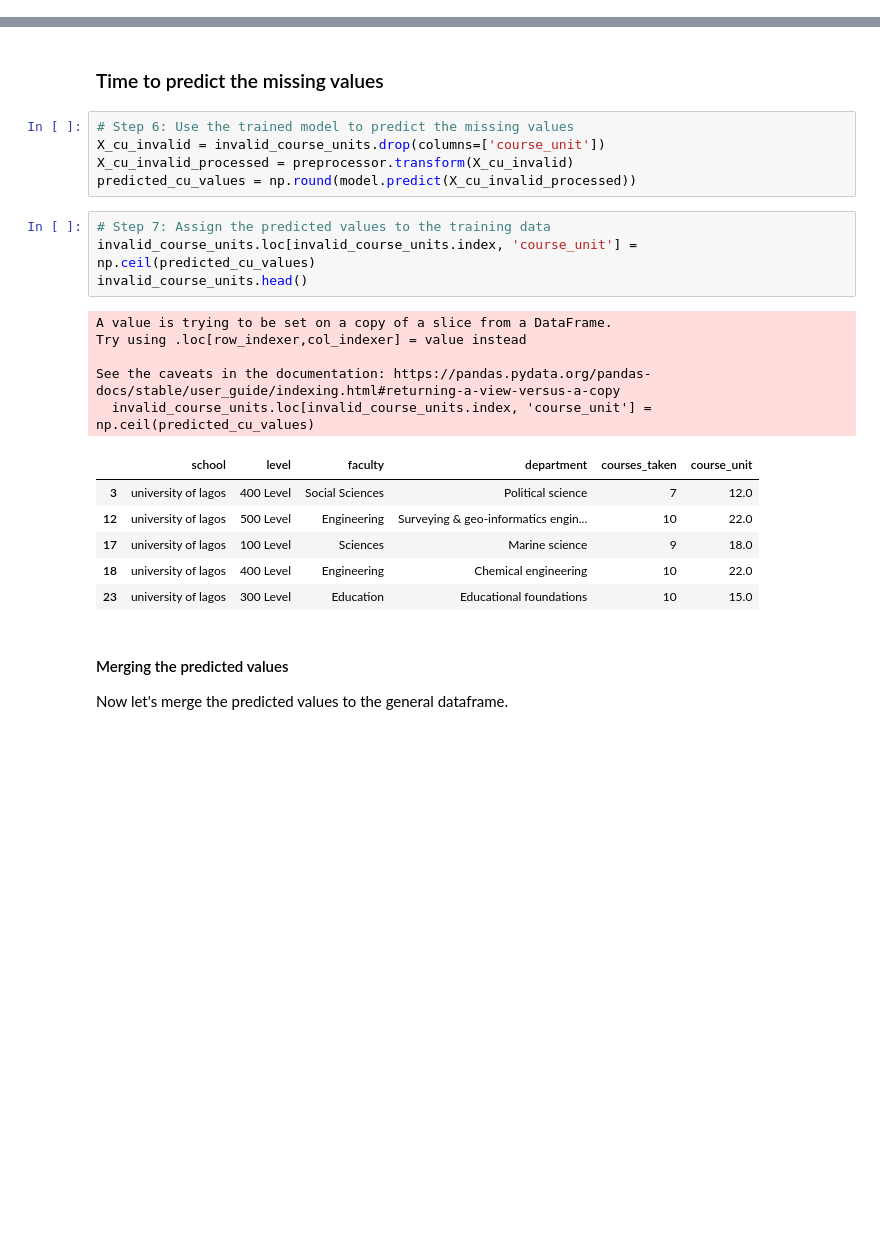
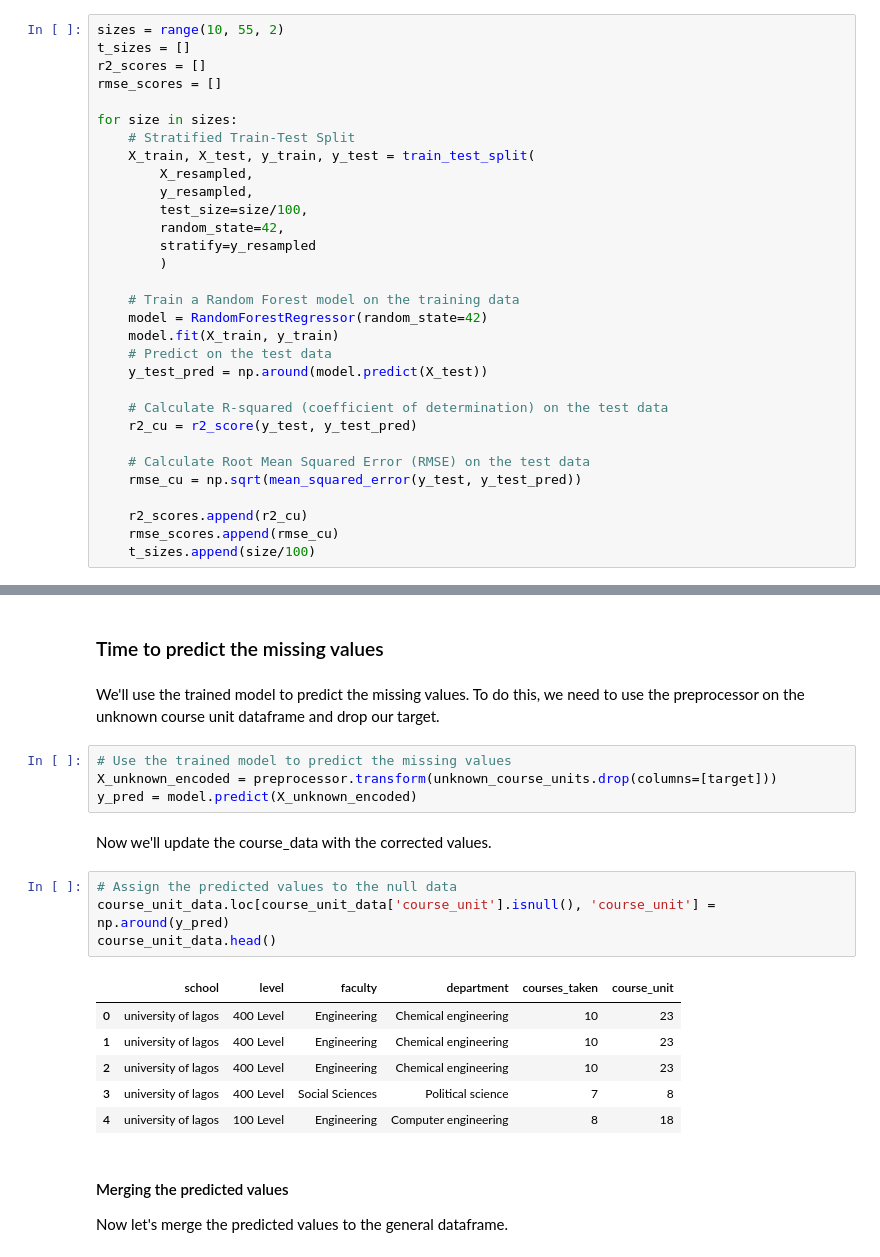
Before and after one commit to socratesjnr/asuu-strike-project, a Jupyter notebook: project-analysis/analysis/cleaning.ipynb, the cells around one changed output, grey strips where cells are left out. Drawn from its saved outputs; the diff is of its cells as text; blank space fills up the shorter version.

Commit message:
Add RandomForestRegressor model
I used a RandomForestRegressor model to improve the course prediction model.

```diff
--- a/project-analysis/analysis/cleaning.ipynb
+++ b/project-analysis/analysis/cleaning.ipynb
@@ -508,0 +546,31 @@ R-squared (Coefficient of Determination): -0.0863873180035557
+# %%
+sizes = range(10, 55, 2)
+t_sizes = []
+r2_scores = []
+rmse_scores = []
+
+for size in sizes:
+    # Stratified Train-Test Split
+    X_train, X_test, y_train, y_test = train_test_split(
+        X_resampled,
+        y_resampled,
+        test_size=size/100,
+        random_state=42,
+        stratify=y_resampled
+        )
+
+    # Train a Random Forest model on the training data
+    model = RandomForestRegressor(random_state=42)
+    model.fit(X_train, y_train)
+    # Predict on the test data
+    y_test_pred = np.around(model.predict(X_test))
+
+    # Calculate R-squared (coefficient of determination) on the test data
+    r2_cu = r2_score(y_test, y_test_pred)
+
+    # Calculate Root Mean Squared Error (RMSE) on the test data
+    rmse_cu = np.sqrt(mean_squared_error(y_test, y_test_pred))
+
+    r2_scores.append(r2_cu)
+    rmse_scores.append(rmse_cu)
+    t_sizes.append(size/100)
@@ -509,26 +595,24 @@ R-squared (Coefficient of Determination): -0.0863873180035557
 # %% [markdown]
 ### Time to predict the missing values
+# %% [markdown]
+We'll use the trained model to predict the missing values. To do this, we need to use the preprocessor on the unknown course unit dataframe and drop our target.
 # %%
-# Step 6: Use the trained model to predict the missing values
-X_cu_invalid = invalid_course_units.drop(columns=['course_unit'])
-X_cu_invalid_processed = preprocessor.transform(X_cu_invalid)
-predicted_cu_values = np.round(model.predict(X_cu_invalid_processed))
+# Use the trained model to predict the missing values
+X_unknown_encoded = preprocessor.transform(unknown_course_units.drop(columns=[target]))
+y_pred = model.predict(X_unknown_encoded)
+# %% [markdown]
+Now we'll update the course_data with the corrected values.
 # %%
-# Step 7: Assign the predicted values to the training data
-invalid_course_units.loc[invalid_course_units.index, 'course_unit'] = np.ceil(predicted_cu_values)
-invalid_course_units.head()
+# Assign the predicted values to the null data
+course_unit_data.loc[course_unit_data['course_unit'].isnull(), 'course_unit'] = np.around(y_pred)
+course_unit_data.head()
 # %% [output]
-A value is trying to be set on a copy of a slice from a DataFrame.
-Try using .loc[row_indexer,col_indexer] = value instead
-
-See the caveats in the documentation: https://pandas.pydata.org/pandas-docs/stable/user_guide/indexing.html#returning-a-view-versus-a-copy
-  invalid_course_units.loc[invalid_course_units.index, 'course_unit'] = np.ceil(predicted_cu_values)
 |  | school | level | faculty | department | courses_taken | course_unit |
-| 3 | university of lagos | 400 Level | Social Sciences | Political science | 7 | 12.0 |
-| 12 | university of lagos | 500 Level | Engineering | Surveying & geo-informatics engin... | 10 | 22.0 |
-| 17 | university of lagos | 100 Level | Sciences | Marine science | 9 | 18.0 |
-| 18 | university of lagos | 400 Level | Engineering | Chemical engineering | 10 | 22.0 |
-| 23 | university of lagos | 300 Level | Education | Educational foundations | 10 | 15.0 |
+| 0 | university of lagos | 400 Level | Engineering | Chemical engineering | 10 | 23 |
+| 1 | university of lagos | 400 Level | Engineering | Chemical engineering | 10 | 23 |
+| 2 | university of lagos | 400 Level | Engineering | Chemical engineering | 10 | 23 |
+| 3 | university of lagos | 400 Level | Social Sciences | Political science | 7 | 8 |
+| 4 | university of lagos | 100 Level | Engineering | Computer engineering | 8 | 18 |
 # %% [markdown]
 #### Merging the predicted values
 
```
Also changed, not shown: parts of 27 cells of this notebook, 4 other files.
